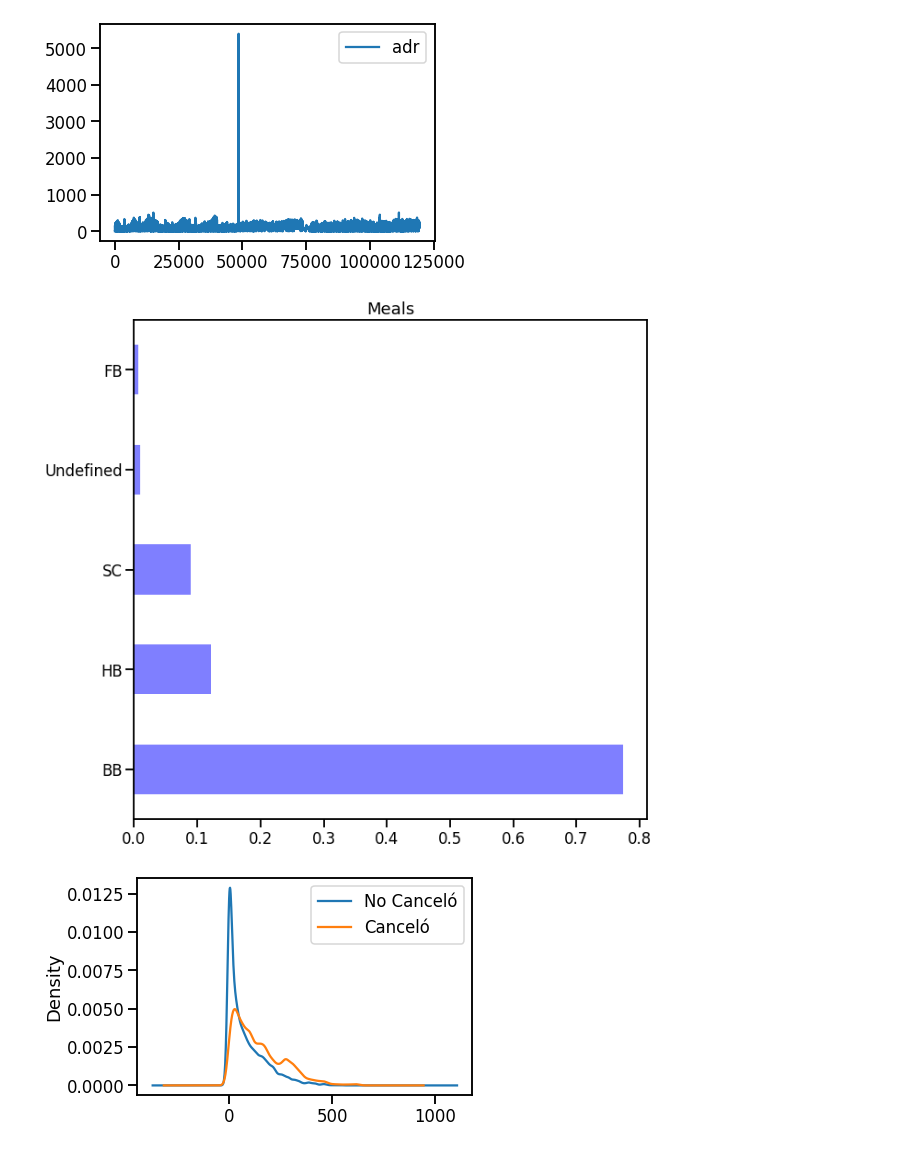
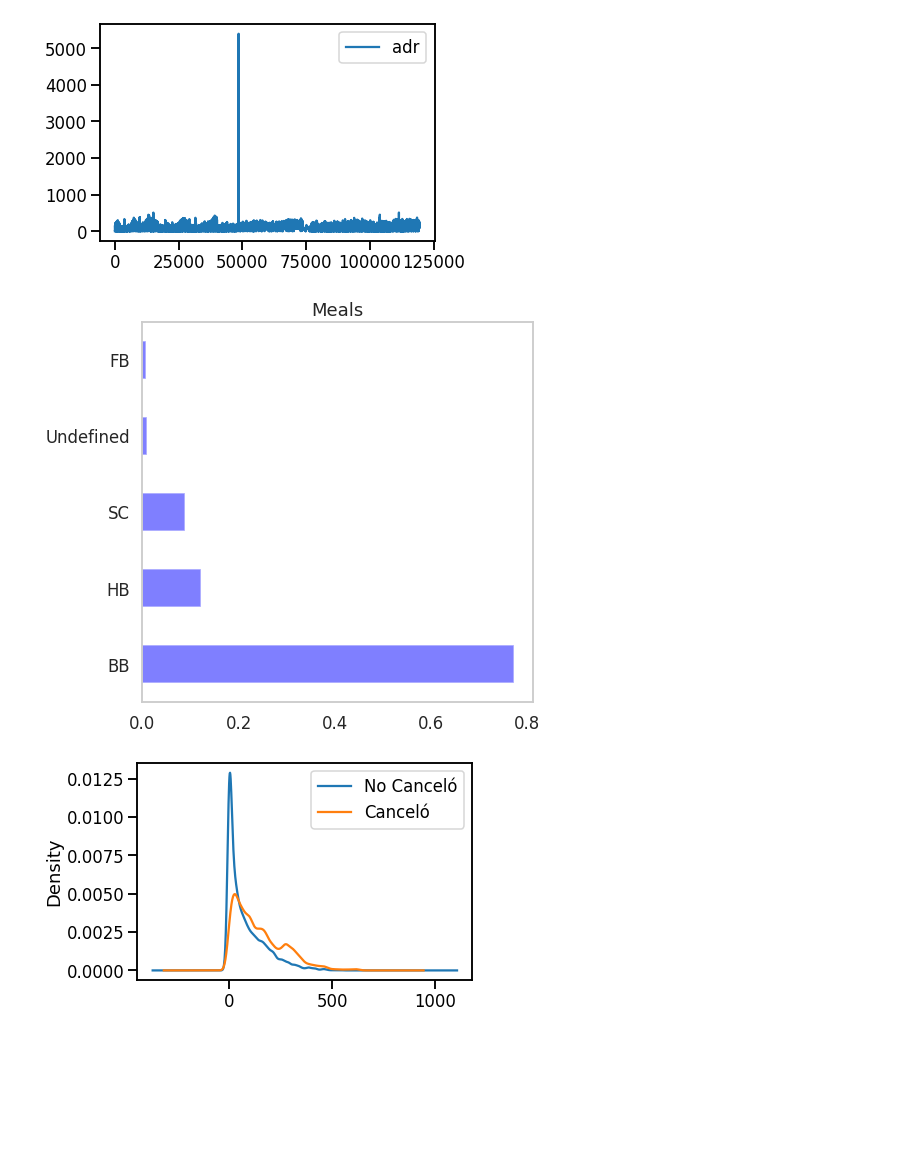
Before and after one commit to Xavi990/ML_hotel_bookings, a Jupyter notebook: Grupo_1_TP1_Exploración_de_los_atributos.ipynb, the cells around one changed output. Cells and saved outputs as stored; diff of their text form; code cells hidden in the pictures; blank space fills up the shorter version.

```diff
--- a/Grupo_1_TP1_Exploración_de_los_atributos.ipynb
+++ b/Grupo_1_TP1_Exploración_de_los_atributos.ipynb
@@ -850,13 +891,14 @@ df4.plot()
 <matplotlib.axes._subplots.AxesSubplot at 0x...>
 [figure]
 # %%
-plt.figure(figsize=(10,10))
+plt.figure(figsize=(7,7))
 
-#Podemos hacer el gráfico directamente con pandas:
+
 df5=booking['meal']
 df5.value_counts(normalize = True).plot(kind='barh', alpha=0.5, color='blue')
 plt.title('Meals')
+plt.grid (False)
 plt.show()
 # %% [output]
-[figure, old version]
+[figure, new version]
 # %%
```
Also changed, not shown: parts of 32 cells of this notebook.
